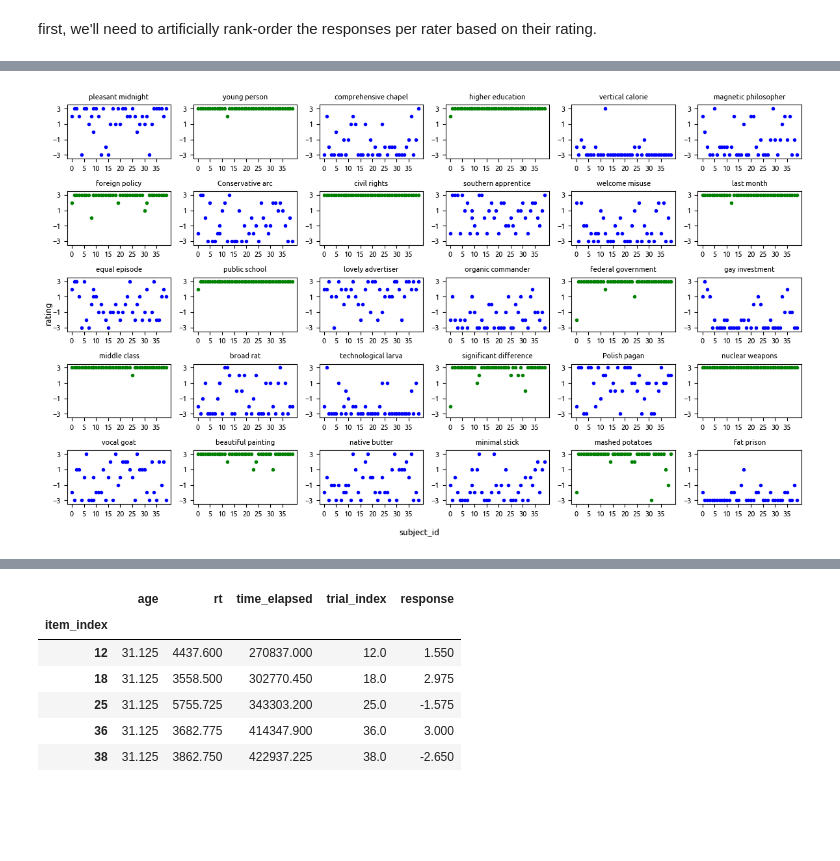
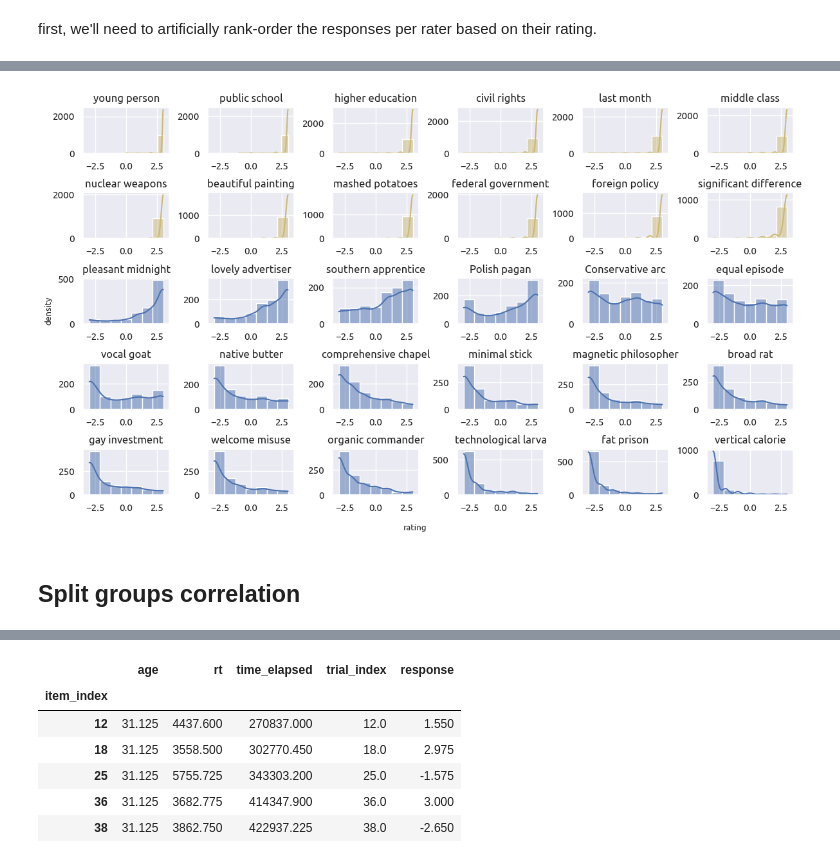
Before and after one commit to roccoflint/composlang_ud, a Jupyter notebook: notebooks/process_prolific.ipynb, the cells around one changed output, grey strips where cells are left out. Drawn from its saved outputs; the diff is of its cells as text; code cells hidden in the pictures; blank space fills up the shorter version.

```diff
--- a/notebooks/process_prolific.ipynb
+++ b/notebooks/process_prolific.ipynb
@@ -1,17 +1,22 @@
 # %% [markdown]
 # Preamble
 # %%
+import yaml
 import random
 import json
 import pandas as pd
+import seaborn as sns
 import numpy as np
 import typing
 from pathlib import Path
-from collections import Counter
+from collections import Counter, defaultdict
 import matplotlib
 from matplotlib import pyplot as plt
 from functools import reduce
 import kendall_w.kendall_w as kw
 import scipy.stats
+from tqdm.auto import tqdm
+
+sns.set_theme()
 # %% [markdown]
 ## Functions to process individual subjects and find subjects within directory
@@ -175,0 +204,3 @@ plt.show()
+# %%
+df2 = pd.read_csv("cleaned_data/composlang-beh_no-dupes.csv")
+df2
@@ -294,42 +376,71 @@ view.subject_id.unique().shape
 # %%
 f, a = plt.subplots(5, 6, figsize=(12, 7))
 
-view = df[df.trial_type != "crit"]
+view = df2[df2.trial_type != "crit"]
+view = view.sort_values(by="rating", ascending=False)
 for i, item_id in enumerate(view.item_index.unique()):
+    # figure out which subplot to plot inside
     r, c = i // 6, i % 6
-    a[r, c].plot(
-        list(
-            map(lambda x: subject_to_ix[x], view[view.item_index == item_id].subject_id)
-        ),
+
+    # a[r, c].plot(
+    #     list(
+    #         map(lambda x: subject_to_ix[x], view[view.item_index == item_id].subject_id)
+    #     ),
+    #     view[view.item_index == item_id].response,
+    #     # "y." if view[view.item_index == item_id].trial_type.iloc[0] == "gold" else "b.",
+    #     "b.",
+    #     lw=0.1,
+    #     alpha=0.1,
+    # )
+    # Use seaborn's histplot function to create a density histogram with a KDE line
+    sns.histplot(
         view[view.item_index == item_id].response,
-        "g." if view[view.item_index == item_id].trial_type.iloc[0] == "gold" else "b.",
+        kde=True,
+        bins=7,
+        ax=a[r, c],
+        color="y"
+        if view[view.item_index == item_id].trial_type.iloc[0] == "gold"
+        else "b",
     )
+    a[r, c].set_xlim(-3.5, 3.5)
+    a[r, c].set(xlabel=None, ylabel=None)
+    # a[r, c].hlines(
+    #     y=view[view.item_index == item_id].rating.values[0],
+    #     xmin=0 - 100,
+    #     xmax=len(view.subject_id.unique()) + 100,
+    #     colors="r",
+    #     linestyles="-",
+    #     lw=1,
+    #     alpha=1,
+    # )
     a[r, c].set(
         title=f"{view[view.item_index == item_id].item.iloc[0]}",
-        ylim=(-3.5, 3.5),
+        # ylim=(-3.5, 3.5),
         # xlabel="subject",
         # ylabel="rating",
-        yticks=np.arange(-3, 3.1, 2),
-        xticks=np.arange(0, len(view.subject_id.unique()), 5),
+        # yticks=np.arange(-3, 3.1, 2),
+        # xticks=np.arange(0, len(view.subject_id.unique()), 5),
     )
 
-f.supxlabel("subject_id")
-f.supylabel("rating")
+f.supxlabel("rating")
+f.supylabel("density")
 
 
 font = {
     "family": "Ubuntu",
     # 'weight' : 'bold',
     "size": 8,
 }
 
 matplotlib.rc("font", **font)
 
 # plt.rcParams.update({"axes.titlesize": 8})
 plt.tight_layout()
 plt.show()
 # %% [output]
-[figure, old version]
+[figure, new version]
+# %% [markdown]
+## Split groups correlation
 # %%
 def split_groups_corr(
     df_obj: pd.DataFrame,
```
Also changed, not shown: parts of 49 cells of this notebook, 7 other files.
